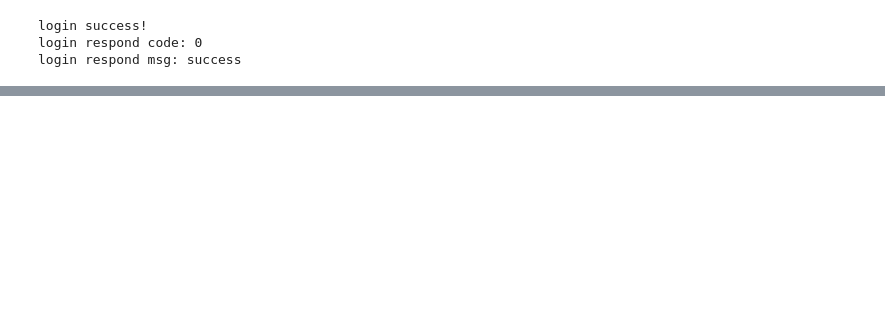
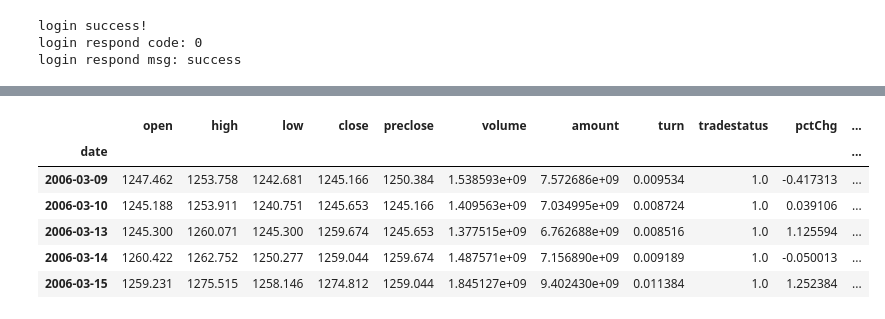
Before and after one commit to lonelyhentxi/workspace, a Jupyter notebook: data_ai/comp3035/forecast/forecast.ipynb, the cells around one changed output, grey strips where cells are left out. Saved outputs shown, nothing was run; the diff lists cells and outputs as text; code cells hidden in the pictures; blank space fills up the shorter version.

```diff
--- a/data_ai/comp3035/forecast/forecast.ipynb
+++ b/data_ai/comp3035/forecast/forecast.ipynb
@@ -86,0 +87,2 @@ rs_ba.head()
+# %%
+rs_all = rs_no
@@ -86,0 +98,19 @@ rs_ba.head()
+# %%
+window_size = 40
+dataset = rs_all.set_index('date')
+dataset['window_high'] = dataset['high'].rolling(window_size).max()
+dataset['window_low'] = dataset['low'].rolling(window_size).max()
+dataset['predict'] = dataset['close'].shift(-1)
+dataset['trend'] = (dataset['predict']-dataset['close']).apply(lambda x: x>=0)
+dataset['range'] = dataset['high'] - dataset['low']
+dataset['window_range'] = dataset['window_high'] - dataset['window_low']
+dataset = dataset.dropna(axis=0)
+dataset.head()
+# %% [output]
+|  | open | high | low | close | preclose | volume | amount | turn | tradestatus | pctChg | ... |
+| date |  |  |  |  |  |  |  |  |  |  | ... |
+| 2006-03-09 | 1247.462 | 1253.758 | 1242.681 | 1245.166 | 1250.384 | 1.538593e+09 | 7.572686e+09 | 0.009534 | 1.0 | -0.417313 | ... |
+| 2006-03-10 | 1245.188 | 1253.911 | 1240.751 | 1245.653 | 1245.166 | 1.409563e+09 | 7.034995e+09 | 0.008724 | 1.0 | 0.039106 | ... |
+| 2006-03-13 | 1245.300 | 1260.071 | 1245.300 | 1259.674 | 1245.653 | 1.377515e+09 | 6.762688e+09 | 0.008516 | 1.0 | 1.125594 | ... |
+| 2006-03-14 | 1260.422 | 1262.752 | 1250.277 | 1259.044 | 1259.674 | 1.487571e+09 | 7.156890e+09 | 0.009189 | 1.0 | -0.050013 | ... |
+| 2006-03-15 | 1259.231 | 1275.515 | 1258.146 | 1274.812 | 1259.044 | 1.845127e+09 | 9.402430e+09 | 0.011384 | 1.0 | 1.252384 | ... |
```
Also changed, not shown: parts of 14 cells of this notebook, 3 other files.
